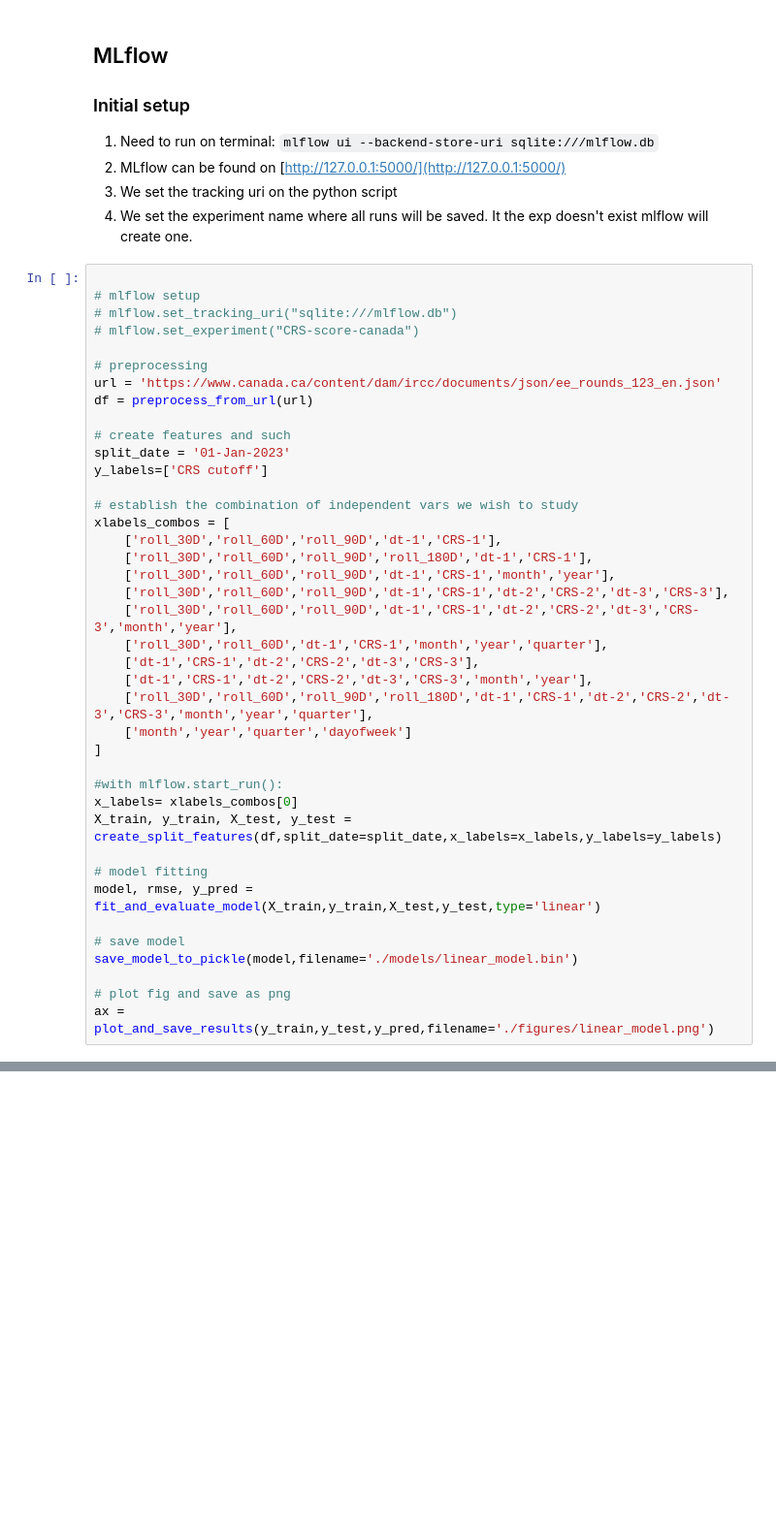
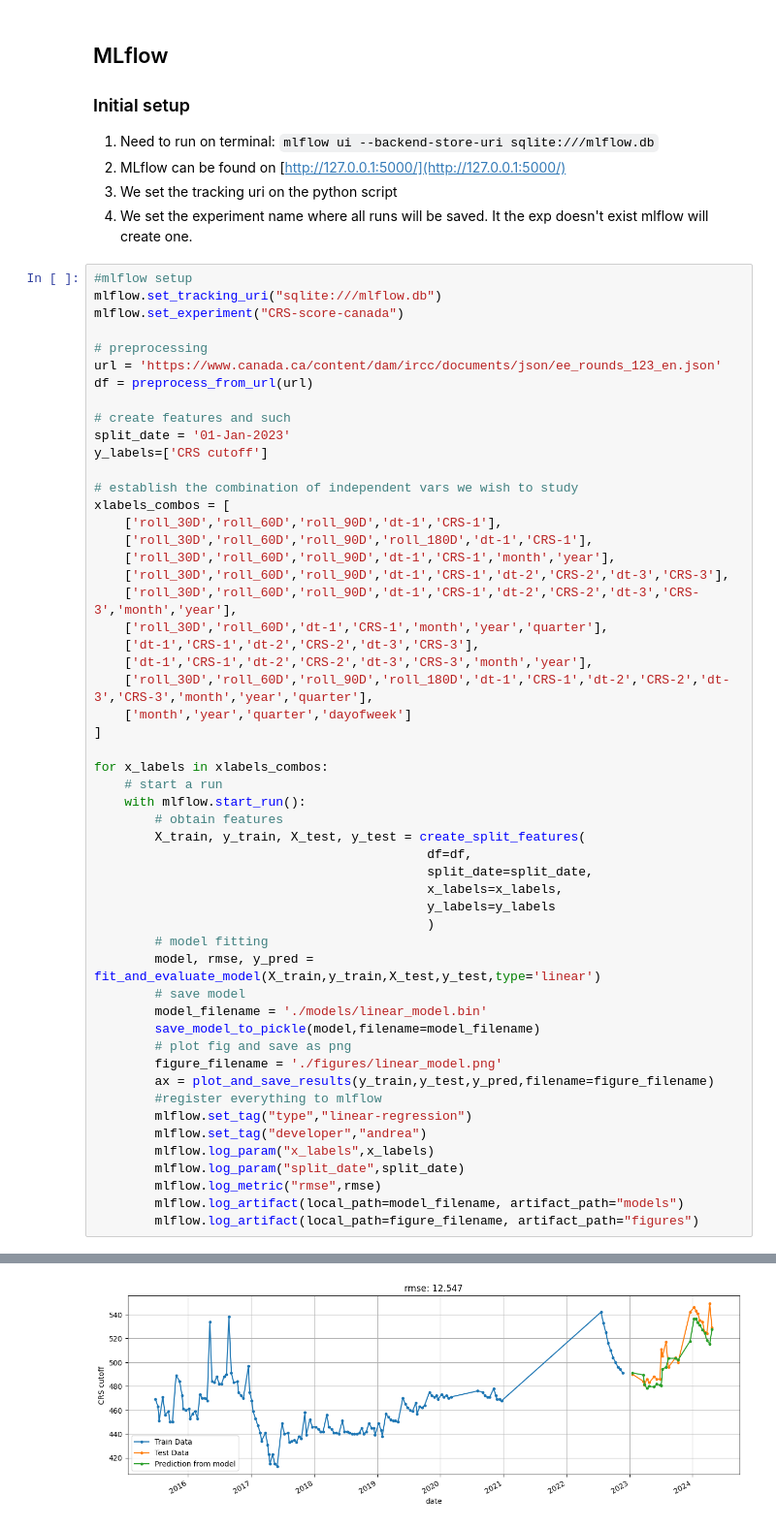
Before and after one commit to anicolas91/CRScanada_MLOps, a Jupyter notebook: Cleaned_CRScanada.ipynb, the cells around one changed output, grey strips where cells are left out. Shown: that part at 97% size. Cells and saved outputs as stored; diff of their text form; blank space fills up the shorter version.

Commit message:
feat(Cleaned_CRScanada.ipynb): added mlflow tracking to the project
ran linear regressions given different x labels

```diff
--- a/Cleaned_CRScanada.ipynb
+++ b/Cleaned_CRScanada.ipynb
@@ -298,10 +298,9 @@ def plot_and_save_results(y_train,y_test,y_pred,filename='./figures/demo-file.pn
 3. We set the tracking uri on the python script
 4. We set the experiment name where all runs will be saved. It the exp doesn't exist mlflow will create one.
 # %%
-
-# mlflow setup
-# mlflow.set_tracking_uri("sqlite:///mlflow.db")
-# mlflow.set_experiment("CRS-score-canada")
+#mlflow setup
+mlflow.set_tracking_uri("sqlite:///mlflow.db")
+mlflow.set_experiment("CRS-score-canada")
 
 # preprocessing
 url = 'https://www.canada.ca/content/dam/ircc/documents/json/ee_rounds_123_en.json'
@@ -325,16 +324,30 @@ xlabels_combos = [
     ['month','year','quarter','dayofweek']
 ]
 
-#with mlflow.start_run():
-x_labels= xlabels_combos[0]
-X_train, y_train, X_test, y_test = create_split_features(df,split_date=split_date,x_labels=x_labels,y_labels=y_labels)
-
-# model fitting
-model, rmse, y_pred = fit_and_evaluate_model(X_train,y_train,X_test,y_test,type='linear')
-
-# save model
-save_model_to_pickle(model,filename='./models/linear_model.bin')
-
-# plot fig and save as png
-ax = plot_and_save_results(y_train,y_test,y_pred,filename='./figures/linear_model.png')
+for x_labels in xlabels_combos:
+    # start a run
+    with mlflow.start_run():
+        # obtain features
+        X_train, y_train, X_test, y_test = create_split_features(
+                                            df=df,
+                                            split_date=split_date,
+                                            x_labels=x_labels,
+                                            y_labels=y_labels
+                                            )
+        # model fitting
+        model, rmse, y_pred = fit_and_evaluate_model(X_train,y_train,X_test,y_test,type='linear')
+        # save model
+        model_filename = './models/linear_model.bin'
+        save_model_to_pickle(model,filename=model_filename)
+        # plot fig and save as png
+        figure_filename = './figures/linear_model.png'
+        ax = plot_and_save_results(y_train,y_test,y_pred,filename=figure_filename)
+        #register everything to mlflow
+        mlflow.set_tag("type","linear-regression")
+        mlflow.set_tag("developer","andrea")
+        mlflow.log_param("x_labels",x_labels)
+        mlflow.log_param("split_date",split_date)
+        mlflow.log_metric("rmse",rmse)
+        mlflow.log_artifact(local_path=model_filename, artifact_path="models")
+        mlflow.log_artifact(local_path=figure_filename, artifact_path="figures")
 # %% [output]
@@ -341 +355,2 @@ ax = plot_and_save_results(y_train,y_test,y_pred,filename='./figures/linear_mode
 [figure]
+[figure, added]
```
Also changed, not shown: parts of 1 cell of this notebook.
